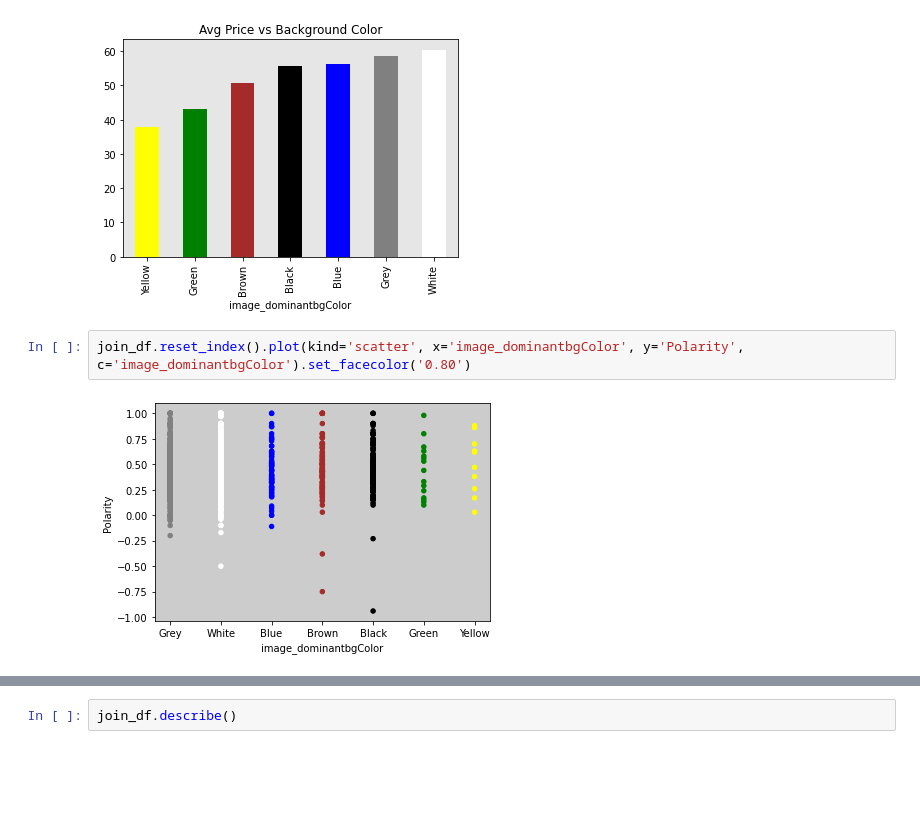
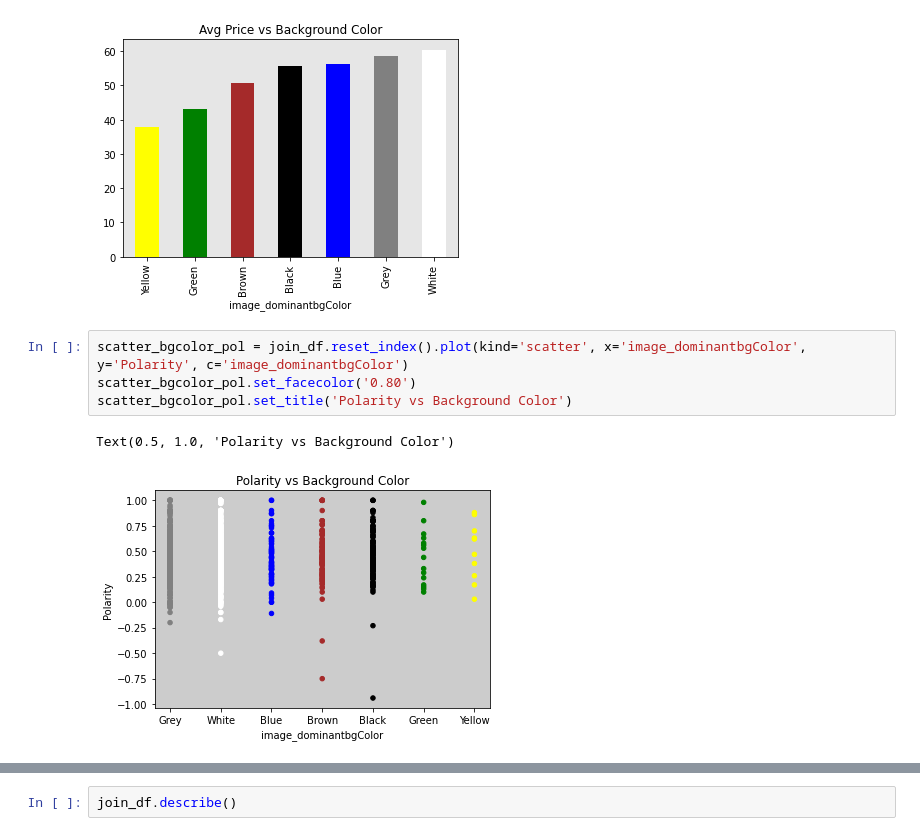
Before and after one commit to C-milo/SDM_FinalProject, a Jupyter notebook: airbnb_plots.ipynb, the cells around one changed output, grey strips where cells are left out. Cells and saved outputs as stored; diff of their text form; blank space fills up the shorter version.

Commit message:
adding a few plots

```diff
--- a/airbnb_plots.ipynb
+++ b/airbnb_plots.ipynb
@@ -52,6 +52,9 @@ plot_bgcolor_price.set_title('Avg Price vs Background Color')
 Text(0.5, 1.0, 'Avg Price vs Background Color')
 [figure]
 # %%
-join_df.reset_index().plot(kind='scatter', x='image_dominantbgColor', y='Polarity', c='image_dominantbgColor').set_facecolor('0.80')
+scatter_bgcolor_pol = join_df.reset_index().plot(kind='scatter', x='image_dominantbgColor', y='Polarity', c='image_dominantbgColor')
+scatter_bgcolor_pol.set_facecolor('0.80')
+scatter_bgcolor_pol.set_title('Polarity vs Background Color')
 # %% [output]
+Text(0.5, 1.0, 'Polarity vs Background Color')
-[figure, old version]
+[figure, new version]
```
Also changed, not shown: parts of 3 cells of this notebook.
